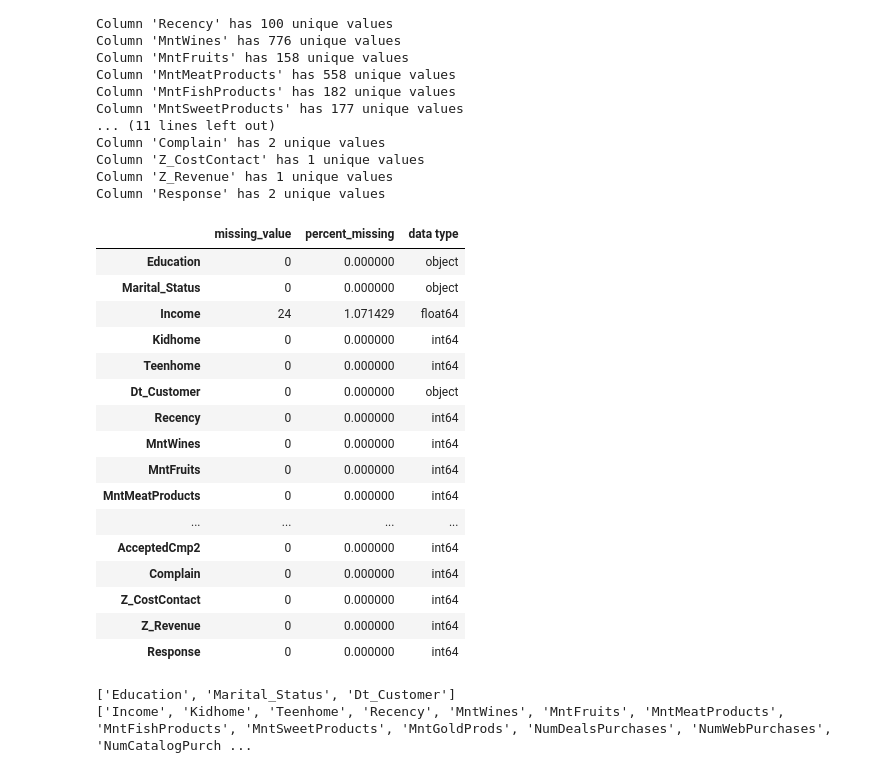
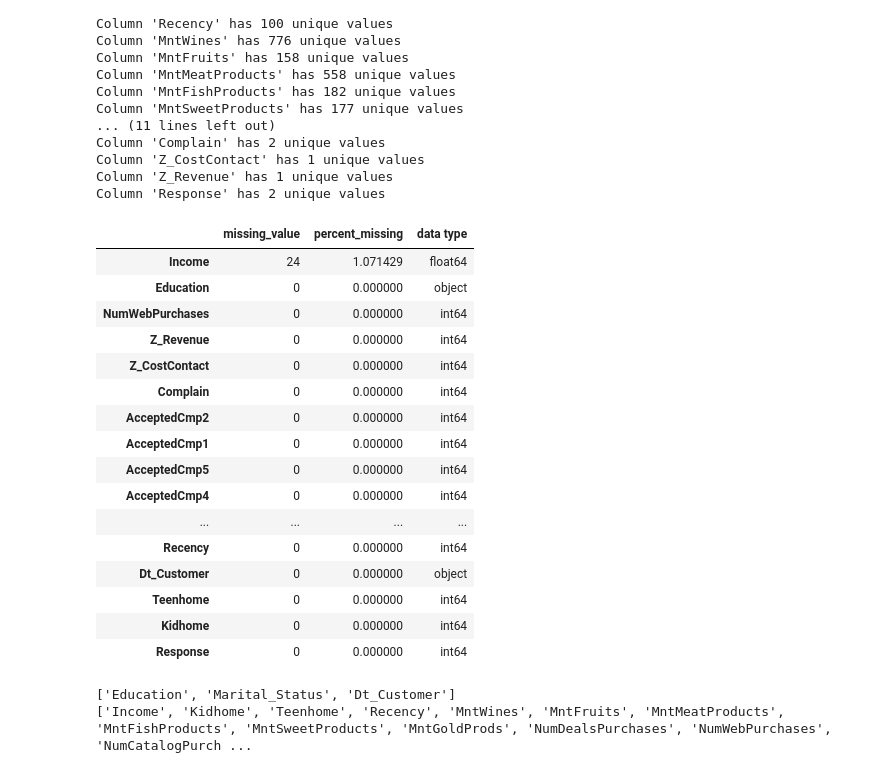
Before and after one commit to lucasvillefort/SCIENCE_PROJECTS, a Jupyter notebook: 3-CLUSTER/2-Customer Personality Analysis/treat_data.ipynb, the cells around one changed output. Cells and saved outputs as stored; diff of their text form; code cells hidden in the pictures.

```diff
--- a/3-CLUSTER/2-Customer Personality Analysis/treat_data.ipynb
+++ b/3-CLUSTER/2-Customer Personality Analysis/treat_data.ipynb
@@ -62,32 +62,32 @@ Column 'Response' has 2 unique values
 # %%
 missing_values = df.isnull().sum()
 percent_missing = df.isnull().sum()/df.shape[0]*100
 
 
 value = {
     "missing_value": missing_values,
     "percent_missing": percent_missing,
     "data type": df.dtypes
 }
 missing_table = pd.DataFrame(value)
-missing_table
+missing_table.sort_values(by="percent_missing", ascending=False)
 # %% [output]
 |  | missing_value | percent_missing | data type |
+| Income | 24 | 1.071429 | float64 |
 | Education | 0 | 0.000000 | object |
-| Marital_Status | 0 | 0.000000 | object |
-| Income | 24 | 1.071429 | float64 |
+| NumWebPurchases | 0 | 0.000000 | int64 |
+| Z_Revenue | 0 | 0.000000 | int64 |
+| Z_CostContact | 0 | 0.000000 | int64 |
+| Complain | 0 | 0.000000 | int64 |
+| AcceptedCmp2 | 0 | 0.000000 | int64 |
+| AcceptedCmp1 | 0 | 0.000000 | int64 |
+| AcceptedCmp5 | 0 | 0.000000 | int64 |
+| AcceptedCmp4 | 0 | 0.000000 | int64 |
+| ... | ... | ... | ... |
+| Recency | 0 | 0.000000 | int64 |
+| Dt_Customer | 0 | 0.000000 | object |
+| Teenhome | 0 | 0.000000 | int64 |
 | Kidhome | 0 | 0.000000 | int64 |
-| Teenhome | 0 | 0.000000 | int64 |
-| Dt_Customer | 0 | 0.000000 | object |
-| Recency | 0 | 0.000000 | int64 |
-| MntWines | 0 | 0.000000 | int64 |
-| MntFruits | 0 | 0.000000 | int64 |
-| MntMeatProducts | 0 | 0.000000 | int64 |
-| ... | ... | ... | ... |
-| AcceptedCmp2 | 0 | 0.000000 | int64 |
-| Complain | 0 | 0.000000 | int64 |
-| Z_CostContact | 0 | 0.000000 | int64 |
-| Z_Revenue | 0 | 0.000000 | int64 |
 | Response | 0 | 0.000000 | int64 |
 # %%
 categorical, numerical = [],[]
```
Also changed, not shown: parts of 5 cells of this notebook, 2 other files.
